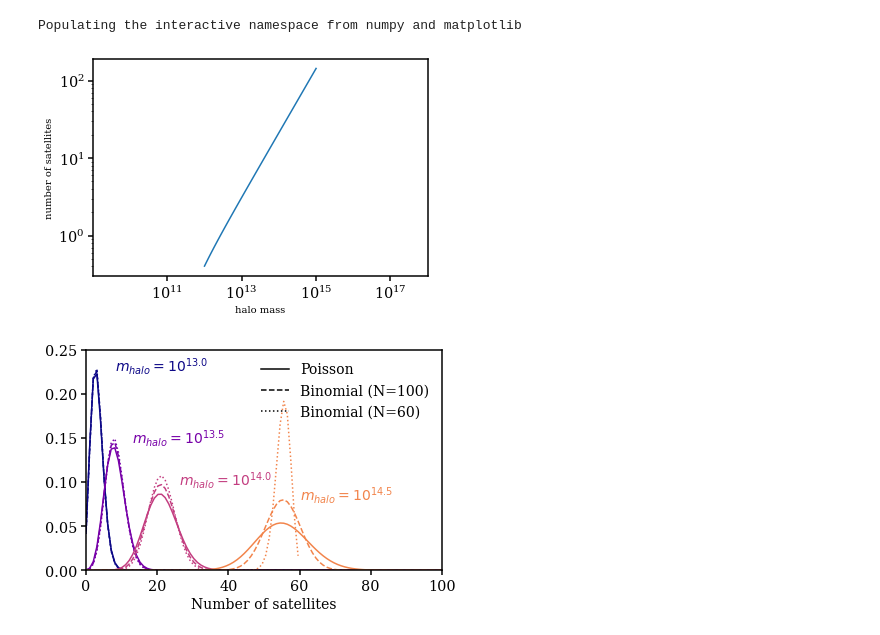
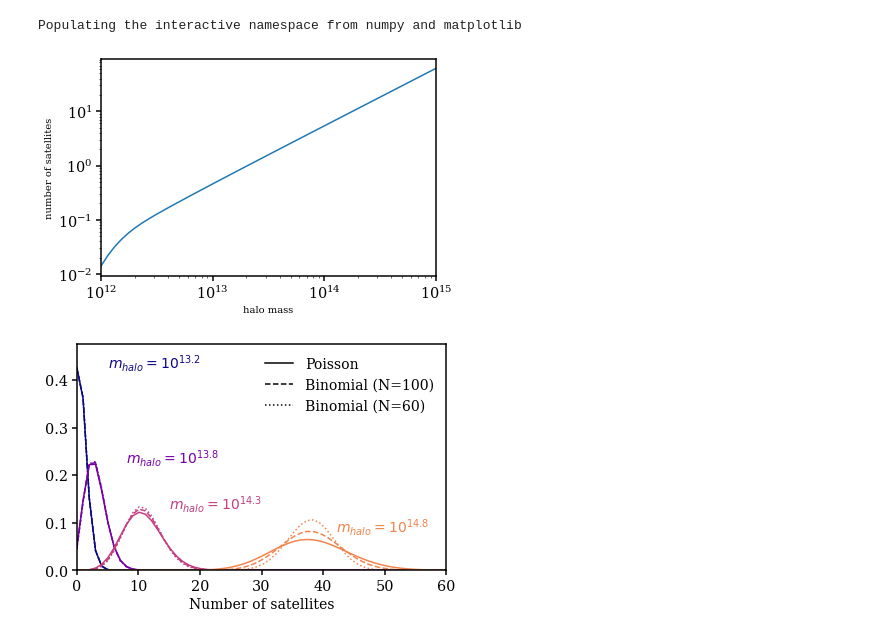
Before and after one commit to DifferentiableUniverseInitiative/DHOD, a Jupyter notebook: nb/PoissonVSBinomial.ipynb, the cells around one changed output. Drawn from its saved outputs; the diff is of its cells as text; code cells hidden in the pictures.

```diff
--- a/nb/PoissonVSBinomial.ipynb
+++ b/nb/PoissonVSBinomial.ipynb
@@ -36,11 +36,12 @@ def get_n_halo(m_halo):
   return sats.distribution.mean()
 # %%
 m = np.logspace(12,15).astype('float32')
-loglog(m, get_n_halo(m)[0])
+loglog(m, get_n_halo(m))
+xlim(10**12, 10**15)
 xlabel('halo mass')
 ylabel('number of satellites');
 # %% [output]
-[figure, old version]
+[figure, new version]
 # %%
 def get_probs(mean=10, n_max=100):
   """ This function creates a Poisson distribution and Binomial distribution
@@ -51,18 +52,18 @@ def get_probs(mean=10, n_max=100):
   return dist_p, dist_b
 # %%
 # Number of satellites
-n = np.linspace(0,40,100)
+x = np.linspace(0,100,100)
 
-masses = np.logspace(13, 14.5, 4).astype('float32')
+masses = np.logspace(13.25, 14.8, 4).astype('float32')
 colors = cm.plasma(np.linspace(0,0.7,4))
 
 for i, m in enumerate(masses):
-  dist_p, dist_b = get_probs(mean=get_n_halo(m)[0,0], n_max=100)
+  dist_p, dist_b = get_probs(mean=get_n_halo(m), n_max=100)
   plot(x, dist_p(x), label='$m_{halo} = 10^{%0.1f}$'%np.log10(m), color=colors[i])
   plot(x, dist_b(x), '--', color=colors[i] )
   text(argmax(dist_b(x))+5, max(dist_b(x)), '$m_{halo} = 10^{%0.1f}$'%np.log10(m), fontsize=14, color=colors[i])
-  dist_p, dist_b = get_probs(mean=get_n_halo(m)[0,0], n_max=60)
-  plot(x[:60], dist_b(x)[:60], ':', color=colors[i])
+  dist_p, dist_b = get_probs(mean=get_n_halo(m), n_max=60)
+  plot(x, dist_b(x), ':', color=colors[i])
 
 legend(fontsize=14)
 
@@ -70,14 +71,13 @@ line = Line2D([0], [0], label='manual line', color='k')
 line2 = Line2D([0], [0], ls='--', label='manual line', color='k')
 line3 = Line2D([0], [0], ls=':', label='manual line', color='k')
 
-
 legend([line, line2, line3], ['Poisson', 'Binomial (N=100)', 'Binomial (N=60)'], fontsize=14)
 
 xlabel('Number of satellites',fontsize=14);
-xlim(0,100);
-ylim(0,0.25);
+xlim(0,60);
+ylim(0,0.475);
 tight_layout()
 
 plt.savefig("poisson_vs_binomial.pdf", bbox_inches='tight',pad_inches = 0, transparent=True)
 # %% [output]
-[figure, old version]
+[figure, new version]
```
